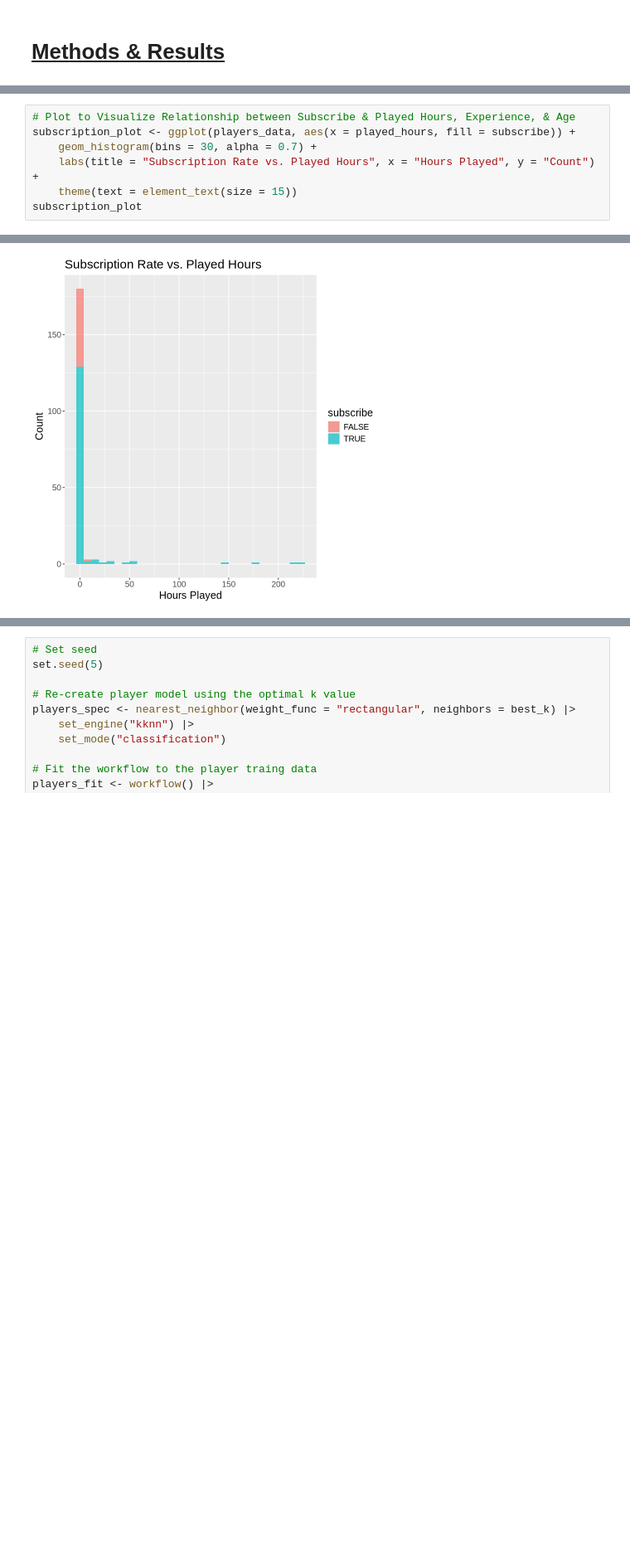
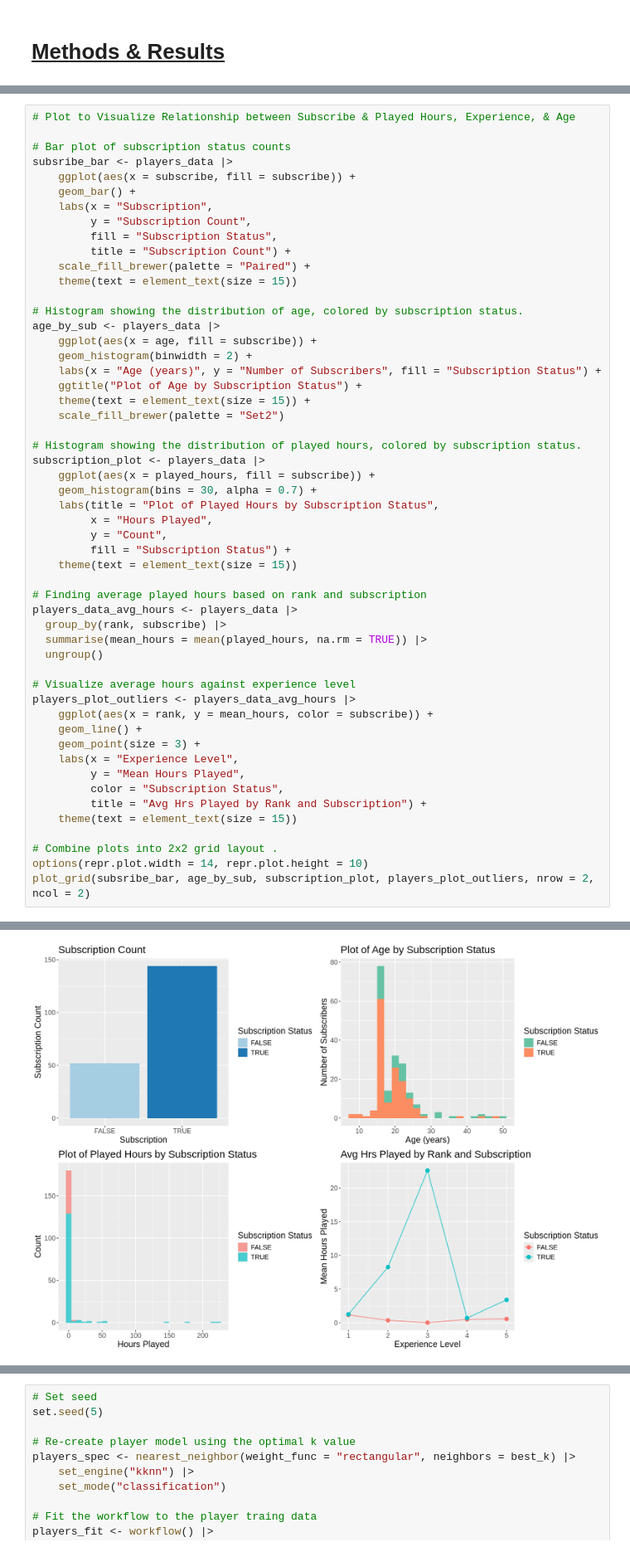
Before and after one commit to Alonso181006/dsci-100-2024w2-group-005-30, a Jupyter notebook: Project.ipynb, the cells around one changed output, grey strips where cells are left out. Shown at 83% size. Saved outputs shown, nothing was run; the diff lists cells and outputs as text; blank space fills up the shorter version.

Commit message:
Added Visualizations to justify Classification

```diff
--- a/Project.ipynb
+++ b/Project.ipynb
@@ -106,9 +104,55 @@ A tibble: 196 × 9
 | Pro | TRUE | d9473710057f7d42f36570f0be83817a4... | 0.2 | Ahmed | Other | NA | 1 | 5 |
 # %%
 # Plot to Visualize Relationship between Subscribe & Played Hours, Experience, & Age
-subscription_plot <- ggplot(players_data, aes(x = played_hours, fill = subscribe)) +
+
+# Bar plot of subscription status counts
+subsribe_bar <- players_data |>
+    ggplot(aes(x = subscribe, fill = subscribe)) +
+    geom_bar() +
+    labs(x = "Subscription",
+         y = "Subscription Count",
+         fill = "Subscription Status",
+         title = "Subscription Count") +
+    scale_fill_brewer(palette = "Paired") +
+    theme(text = element_text(size = 15))
+
+# Histogram showing the distribution of age, colored by subscription status.
+age_by_sub <- players_data |>
+    ggplot(aes(x = age, fill = subscribe)) +
+    geom_histogram(binwidth = 2) +
+    labs(x = "Age (years)", y = "Number of Subscribers", fill = "Subscription Status") +
+    ggtitle("Plot of Age by Subscription Status") +
+    theme(text = element_text(size = 15)) +
+    scale_fill_brewer(palette = "Set2")
+
+# Histogram showing the distribution of played hours, colored by subscription status.
+subscription_plot <- players_data |>
+    ggplot(aes(x = played_hours, fill = subscribe)) +
     geom_histogram(bins = 30, alpha = 0.7) +
-    labs(title = "Subscription Rate vs. Played Hours", x = "Hours Played", y = "Count") +
+    labs(title = "Plot of Played Hours by Subscription Status",
+         x = "Hours Played",
+         y = "Count",
+         fill = "Subscription Status") +
     theme(text = element_text(size = 15))
-subscription_plot
+
+# Finding average played hours based on rank and subscription
+players_data_avg_hours <- players_data |>
+  group_by(rank, subscribe) |>
+  summarise(mean_hours = mean(played_hours, na.rm = TRUE)) |>
+  ungroup()
+
+# Visualize average hours against experience level
+players_plot_outliers <- players_data_avg_hours |>
+    ggplot(aes(x = rank, y = mean_hours, color = subscribe)) +
+    geom_line() +
+    geom_point(size = 3) +
+    labs(x = "Experience Level",
+         y = "Mean Hours Played",
+         color = "Subscription Status",
+         title = "Avg Hrs Played by Rank and Subscription") +
+    theme(text = element_text(size = 15))
+
+# Combine plots into 2x2 grid layout .
+options(repr.plot.width = 14, repr.plot.height = 10)
+plot_grid(subsribe_bar, age_by_sub, subscription_plot, players_plot_outliers, nrow = 2, ncol = 2)
 # %% [output]
@@ -115,4 +163,4 @@ subscription_plot
-[figure, old version]
+[figure, new version]
 # %%
 # Set seed to prevent different splits of data
 set.seed(5)
```
Also changed, not shown: parts of 4 cells of this notebook, 1 other file.
